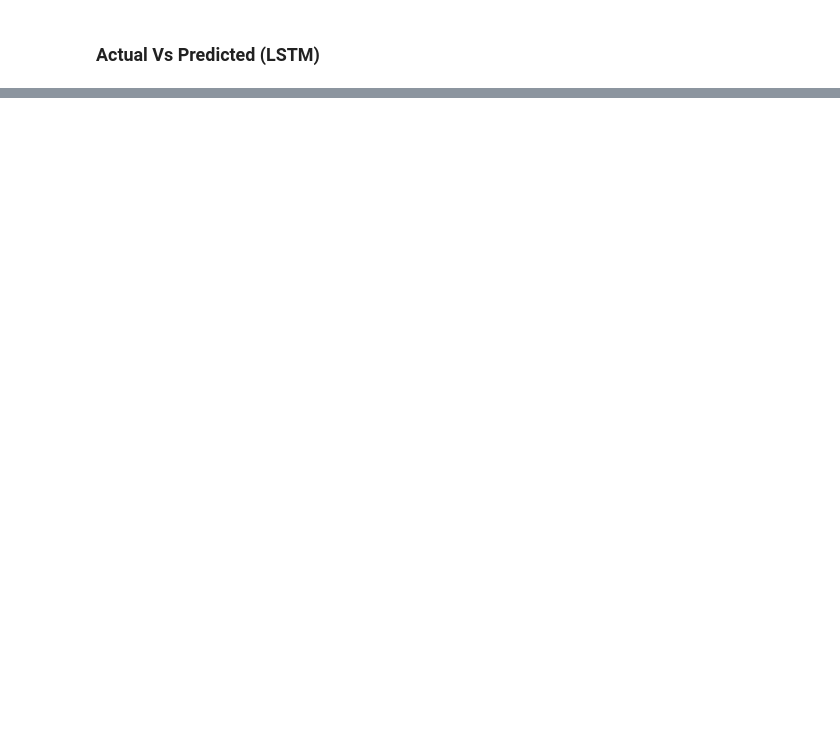
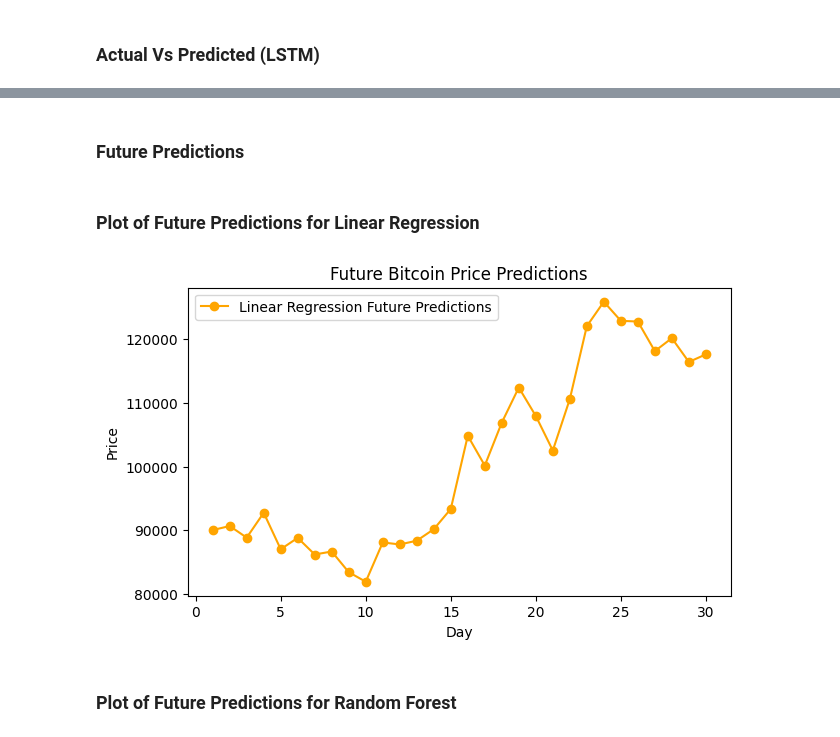
Before and after one commit to HassanFrazKhan/Bitcoin-Prices-Predicting-with-ML-, a Jupyter notebook: Bitcoin_Prices_Predicting_with_ML.ipynb, the cells around one changed output, grey strips where cells are left out. Saved outputs shown, nothing was run; the diff lists cells and outputs as text; code cells hidden in the pictures; blank space fills up the shorter version.

```diff
--- a/Bitcoin_Prices_Predicting_with_ML.ipynb
+++ b/Bitcoin_Prices_Predicting_with_ML.ipynb
@@ -498,0 +514,2 @@ plt.show()
+# %% [markdown]
+### **Future Predictions**
@@ -498,0 +547,16 @@ plt.show()
+# %% [markdown]
+### **Plot of Future Predictions for Linear Regression**
+# %%
+
+plt.figure(figsize=(7, 4))
+plt.plot(range(1, 31), lr_future_predictions, color='Orange', marker='o', label='Linear Regression Future Predictions')
+
+plt.title('Future Bitcoin Price Predictions')
+plt.xlabel('Day')
+plt.ylabel('Price')
+plt.legend()
+plt.show()
+# %% [output]
+[figure, added]
+# %% [markdown]
+### **Plot of Future Predictions for Random Forest**
```
Also changed, not shown: parts of 20 cells of this notebook.
